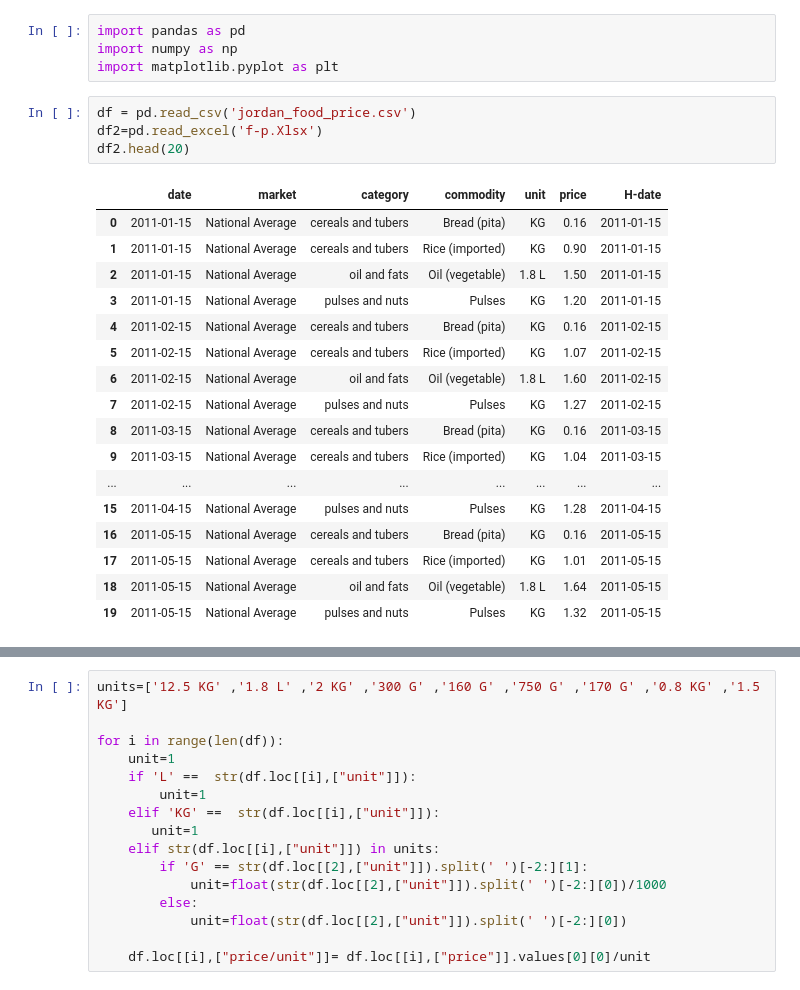
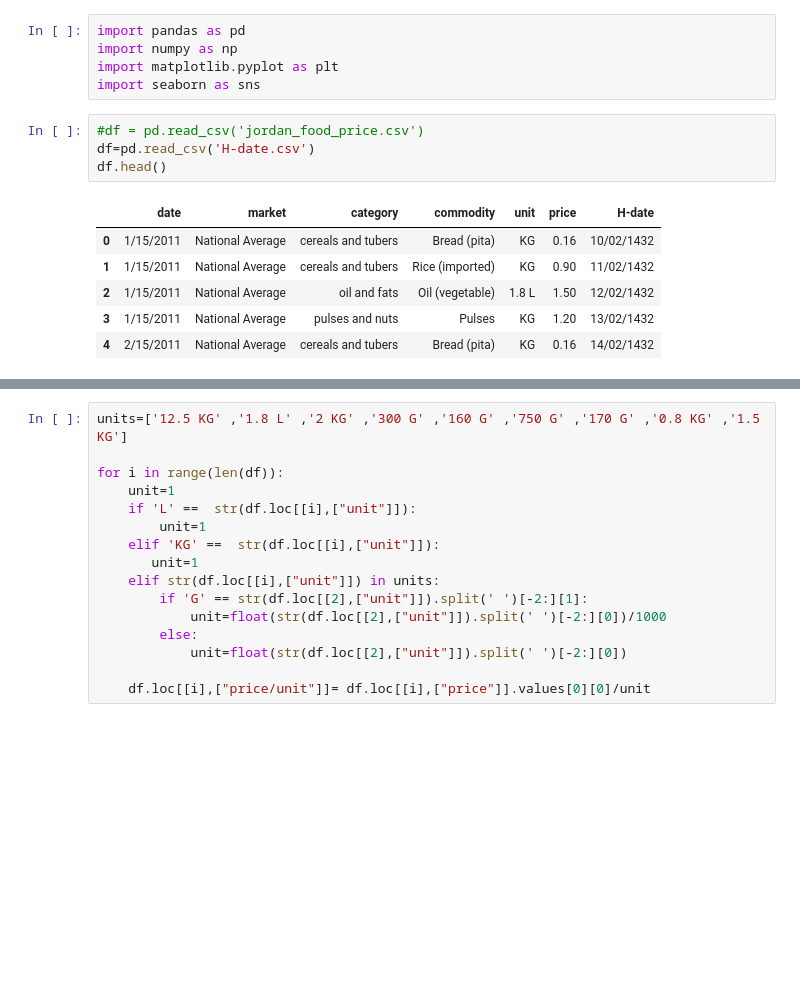
Before and after one commit to shaker113/group5_Price_Forecast, a Jupyter notebook: group_5_project.ipynb, the cells around one changed output, grey strips where cells are left out. Drawn from its saved outputs; the diff is of its cells as text; blank space fills up the shorter version.

```diff
--- a/group_5_project.ipynb
+++ b/group_5_project.ipynb
@@ -2,26 +2,16 @@
 import pandas as pd
 import numpy as np
 import matplotlib.pyplot as plt
+import seaborn as sns
-# %%
-df = pd.read_csv('jordan_food_price.csv')
-df2=pd.read_excel('f-p.Xlsx')
-df2.head(20)
-# %% [output]
-|  | date | market | category | commodity | unit | price | H-date |
-| 0 | 2011-01-15 | National Average | cereals and tubers | Bread (pita) | KG | 0.16 | 2011-01-15 |
-| 1 | 2011-01-15 | National Average | cereals and tubers | Rice (imported) | KG | 0.90 | 2011-01-15 |
-| 2 | 2011-01-15 | National Average | oil and fats | Oil (vegetable) | 1.8 L | 1.50 | 2011-01-15 |
-| 3 | 2011-01-15 | National Average | pulses and nuts | Pulses | KG | 1.20 | 2011-01-15 |
-| 4 | 2011-02-15 | National Average | cereals and tubers | Bread (pita) | KG | 0.16 | 2011-02-15 |
-| 5 | 2011-02-15 | National Average | cereals and tubers | Rice (imported) | KG | 1.07 | 2011-02-15 |
-| 6 | 2011-02-15 | National Average | oil and fats | Oil (vegetable) | 1.8 L | 1.60 | 2011-02-15 |
-| 7 | 2011-02-15 | National Average | pulses and nuts | Pulses | KG | 1.27 | 2011-02-15 |
-| 8 | 2011-03-15 | National Average | cereals and tubers | Bread (pita) | KG | 0.16 | 2011-03-15 |
-| 9 | 2011-03-15 | National Average | cereals and tubers | Rice (imported) | KG | 1.04 | 2011-03-15 |
-| ... | ... | ... | ... | ... | ... | ... | ... |
-| 15 | 2011-04-15 | National Average | pulses and nuts | Pulses | KG | 1.28 | 2011-04-15 |
-| 16 | 2011-05-15 | National Average | cereals and tubers | Bread (pita) | KG | 0.16 | 2011-05-15 |
-| 17 | 2011-05-15 | National Average | cereals and tubers | Rice (imported) | KG | 1.01 | 2011-05-15 |
-| 18 | 2011-05-15 | National Average | oil and fats | Oil (vegetable) | 1.8 L | 1.64 | 2011-05-15 |
-| 19 | 2011-05-15 | National Average | pulses and nuts | Pulses | KG | 1.32 | 2011-05-15 |
+# %%
+#df = pd.read_csv('jordan_food_price.csv')
+df=pd.read_csv('H-date.csv')
+df.head()
+# %% [output]
+|  | date | market | category | commodity | unit | price | H-date |
+| 0 | 1/15/2011 | National Average | cereals and tubers | Bread (pita) | KG | 0.16 | 10/02/1432 |
+| 1 | 1/15/2011 | National Average | cereals and tubers | Rice (imported) | KG | 0.90 | 11/02/1432 |
+| 2 | 1/15/2011 | National Average | oil and fats | Oil (vegetable) | 1.8 L | 1.50 | 12/02/1432 |
+| 3 | 1/15/2011 | National Average | pulses and nuts | Pulses | KG | 1.20 | 13/02/1432 |
+| 4 | 2/15/2011 | National Average | cereals and tubers | Bread (pita) | KG | 0.16 | 14/02/1432 |
 # %%
```
Also changed, not shown: parts of 6 cells of this notebook, 3 other files.
